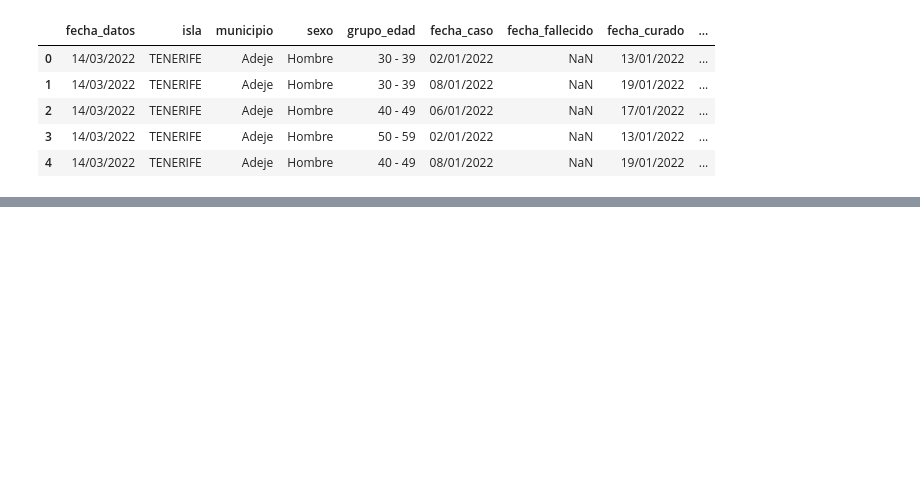
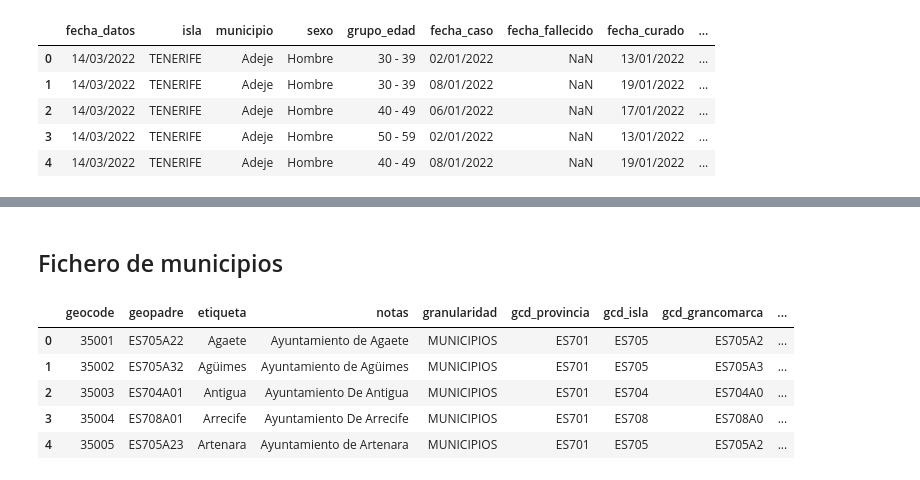
Before and after one commit to jalonsouoc/Practica1-Visualizacion-de-datos, a Jupyter notebook: Pra1.ipynb, the cells around one changed output, grey strips where cells are left out. Drawn from its saved outputs; the diff is of its cells as text; code cells hidden in the pictures; blank space fills up the shorter version.

```diff
--- a/Pra1.ipynb
+++ b/Pra1.ipynb
@@ -62,0 +136,11 @@ data.head()
+# %% [markdown]
+## Fichero de municipios
+# %%
+data_coordenadas_municipios.head()
+# %% [output]
+|  | geocode | geopadre | etiqueta | notas | granularidad | gcd_provincia | gcd_isla | gcd_grancomarca | ... |
+| 0 | 35001 | ES705A22 | Agaete | Ayuntamiento de Agaete | MUNICIPIOS | ES701 | ES705 | ES705A2 | ... |
+| 1 | 35002 | ES705A32 | Agüimes | Ayuntamiento de Agüimes | MUNICIPIOS | ES701 | ES705 | ES705A3 | ... |
+| 2 | 35003 | ES704A01 | Antigua | Ayuntamiento De Antigua | MUNICIPIOS | ES701 | ES704 | ES704A0 | ... |
+| 3 | 35004 | ES708A01 | Arrecife | Ayuntamiento De Arrecife | MUNICIPIOS | ES701 | ES708 | ES708A0 | ... |
+| 4 | 35005 | ES705A23 | Artenara | Ayuntamiento de Artenara | MUNICIPIOS | ES701 | ES705 | ES705A2 | ... |
```
Also changed, not shown: parts of 35 cells of this notebook, 4 other files.
